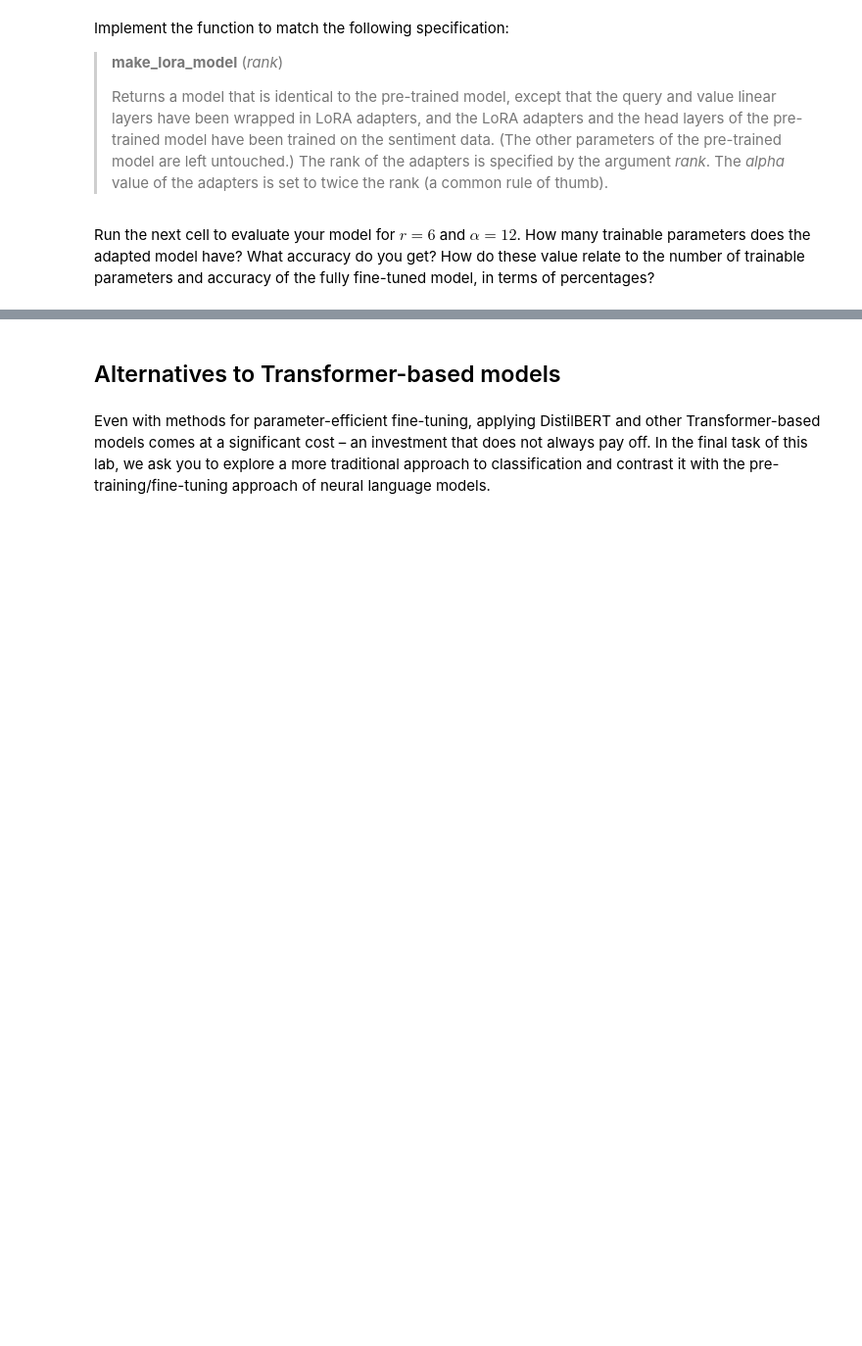
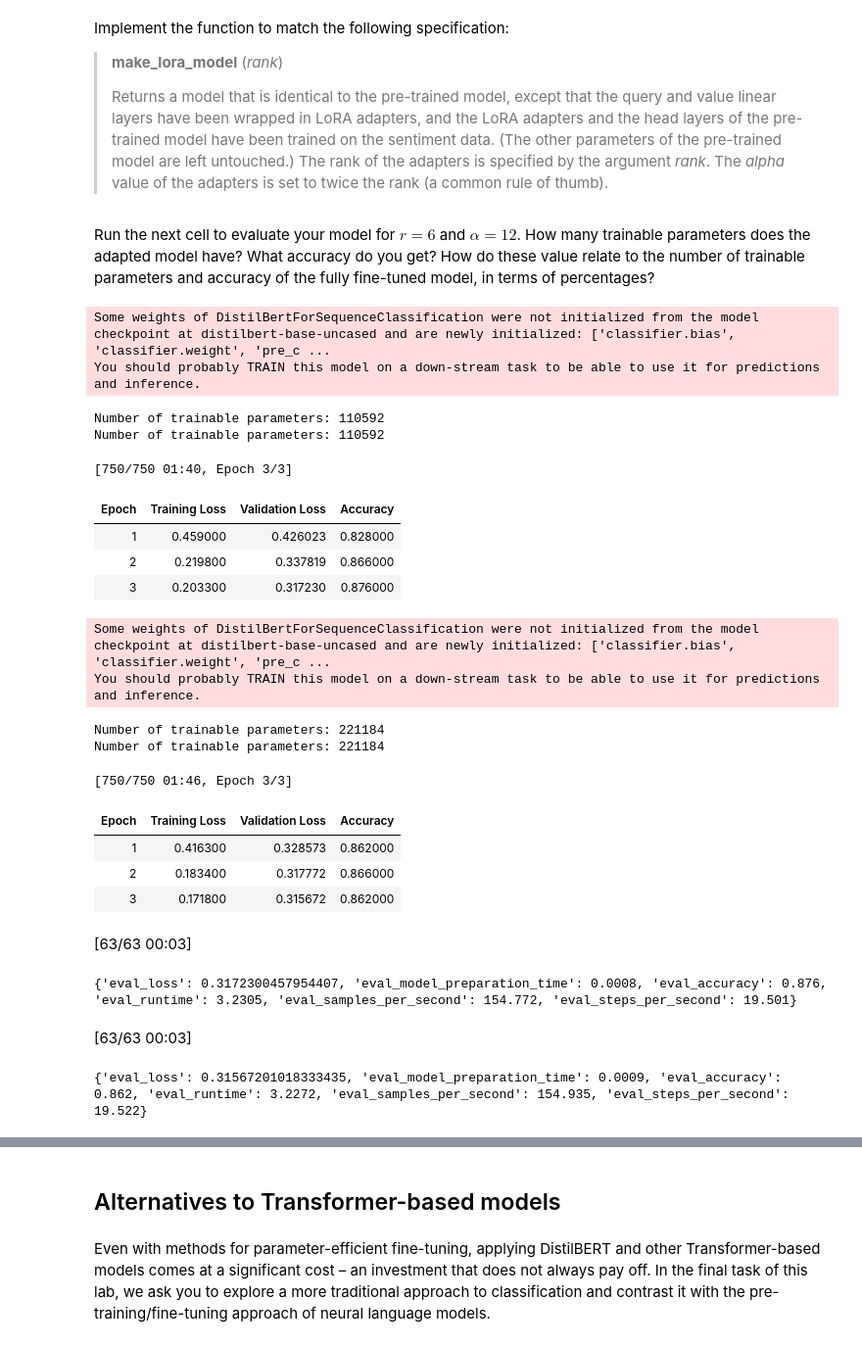
Before and after one commit to reinthal/ete387, a Jupyter notebook: labs/lab4/nlp-lab4.ipynb, the cells around one changed output, grey strips where cells are left out. Shown at 98% size. Drawn from its saved outputs; the diff is of its cells as text; code cells hidden in the pictures; blank space fills up the shorter version.

```diff
--- a/labs/lab4/nlp-lab4.ipynb
+++ b/labs/lab4/nlp-lab4.ipynb
@@ -294,8 +294,8 @@ def deep_setattr(obj: Any, attr: str, value: Any) -> None:
     child = deep_getattr(obj, ".".join(parts[:-1]))
     setattr(child, parts[-1], value)
 
-def extract(model: DistilBertForSequenceClassification) -> dict[str, nn.Linear]:
-    """returns name and a linear layer for each query and value head in a distilbert
+def extract(model: DistilBertForSequenceClassification) -> dict[str, nn.Module]:
+    """Returns name and a linear layer for each query and value head in a distilbert
     transformer model
     """
     wrapping = {}
@@ -303,7 +303,7 @@ def extract(model: DistilBertForSequenceClassification) -> dict[str, nn.Linear]:
         if "attention.v_lin" in name or "attention.q_lin" in name:
             wrapping[name] = param
     for k,v in wrapping.items():
-        assert isinstance(v, nn.Linear)
+        assert isinstance(v, nn.Module)
     return copy.deepcopy(wrapping)
 wrapping = extract(headtuned_model)
 # %% [markdown]
@@ -344,7 +344,7 @@ def clone_linear(original):
     copy.load_state_dict(original.state_dict())
     return copy
 
-def replace(model: DistilBertForSequenceClassification, named_modules: Dict[str, nn.Linear]):
+def replace(model: DistilBertForSequenceClassification, named_modules: Dict[str, nn.Module]):
       for name, new_module in named_modules.items():
           deep_setattr(model, name, clone_linear(new_module))
       return model
@@ -578,14 +578,17 @@ Your code must comply with the following specification:
 
 The final step is to construct an adapted model by injecting the LoRA adapters into the pre-trained model.
 # %%
-def make_lora_model(rank):
+def make_lora_model(rank) -> nn.Module:
     _pretrained_model = AutoModelForSequenceClassification.from_pretrained(
     "distilbert-base-uncased", num_labels=2
-    ).to("cuda")
-    qvs = extract(_pretrained_model)
-    for name, module in qvs.items():
-        module = LoRA(module, rank)
-    raise NotImplementedError
+    )
+    for name, param in _pretrained_model.named_parameters():
+        param.requires_grad = False
+    for name, module in _pretrained_model.named_modules():
+        if "attention.v_lin" in name or "attention.q_lin" in name and isinstance(module, nn.Linear):
+            deep_setattr(_pretrained_model, name, LoRA(module, rank, alpha=2*rank))
+    _pretrained_model = _pretrained_model.to("cuda")
+    return train(_pretrained_model)
 # %% [markdown]
 Implement the function to match the following specification:
 
@@ -595,6 +598,30 @@ Implement the function to match the following specification:
 # %% [markdown]
 Run the next cell to evaluate your model for $r = 6$ and $\alpha = 12$. How many trainable parameters does the adapted model have? What accuracy do you get? How do these value relate to the number of trainable parameters and accuracy of the fully fine-tuned model, in terms of percentages?
 # %%
-lora_model = make_lora_model(6)
-
-evaluate(lora_model)
+lora_model_rank6 = make_lora_model(6)
+lora_model_rank12 = make_lora_model(12)
+print(evaluate(lora_model_rank6))
+print(evaluate(lora_model_rank12))
+# %% [output]
+Some weights of DistilBertForSequenceClassification were not initialized from the model checkpoint at distilbert-base-uncased and are newly initialized: ['classifier.bias', 'classifier.weight', 'pre_c ...
+You should probably TRAIN this model on a down-stream task to be able to use it for predictions and inference.
+Number of trainable parameters: 110592
+Number of trainable parameters: 110592
+[750/750 01:40, Epoch 3/3]
+| Epoch | Training Loss | Validation Loss | Accuracy |
+| 1 | 0.459000 | 0.426023 | 0.828000 |
+| 2 | 0.219800 | 0.337819 | 0.866000 |
+| 3 | 0.203300 | 0.317230 | 0.876000 |
+Some weights of DistilBertForSequenceClassification were not initialized from the model checkpoint at distilbert-base-uncased and are newly initialized: ['classifier.bias', 'classifier.weight', 'pre_c ...
+You should probably TRAIN this model on a down-stream task to be able to use it for predictions and inference.
+Number of trainable parameters: 221184
+Number of trainable parameters: 221184
+[750/750 01:46, Epoch 3/3]
+| Epoch | Training Loss | Validation Loss | Accuracy |
+| 1 | 0.416300 | 0.328573 | 0.862000 |
+| 2 | 0.183400 | 0.317772 | 0.866000 |
+| 3 | 0.171800 | 0.315672 | 0.862000 |
+[63/63 00:03]
+{'eval_loss': 0.3172300457954407, 'eval_model_preparation_time': 0.0008, 'eval_accuracy': 0.876, 'eval_runtime': 3.2305, 'eval_samples_per_second': 154.772, 'eval_steps_per_second': 19.501}
+[63/63 00:03]
+{'eval_loss': 0.31567201018333435, 'eval_model_preparation_time': 0.0009, 'eval_accuracy': 0.862, 'eval_runtime': 3.2272, 'eval_samples_per_second': 154.935, 'eval_steps_per_second': 19.522}
```
Also changed, not shown: parts of 3 cells of this notebook.
